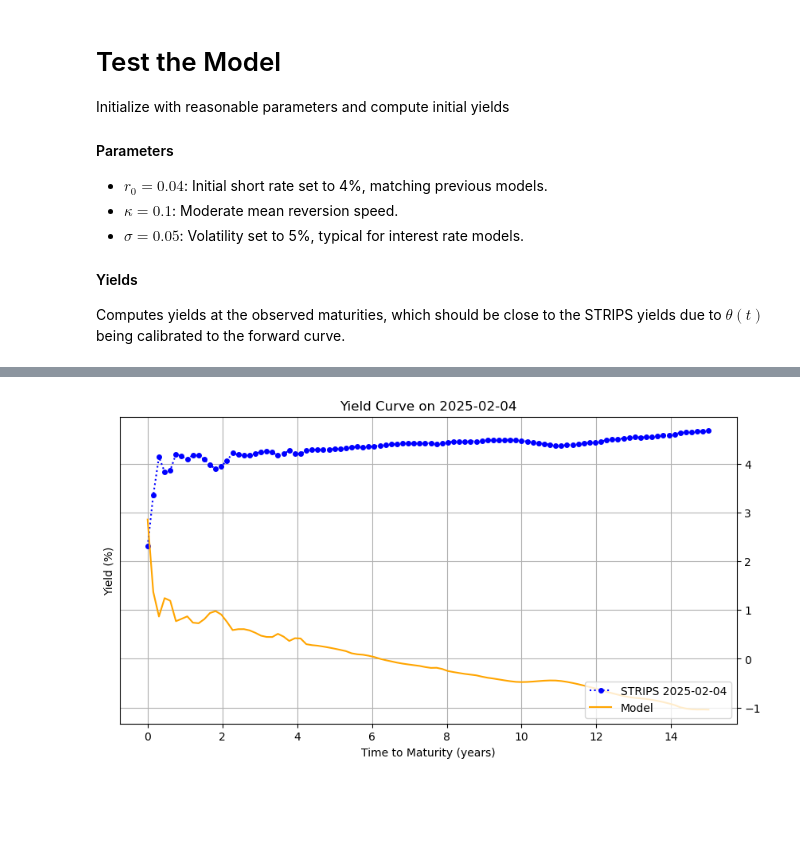
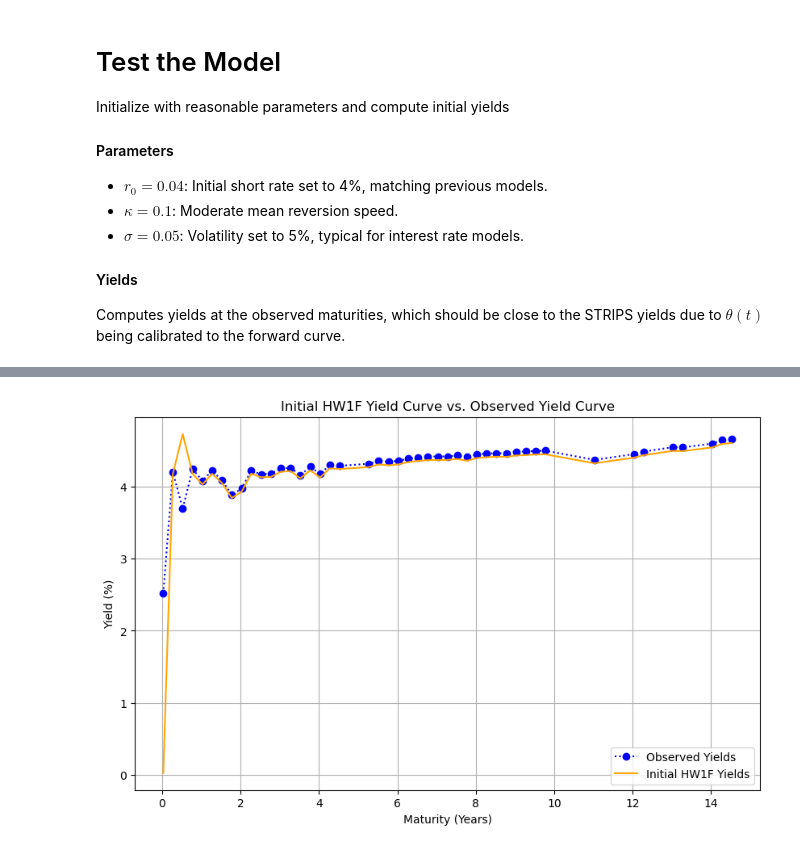
Before and after one commit to divija-rao/FixedIncome, a Jupyter notebook: Hull-White Model.ipynb, the cells around one changed output, grey strips where cells are left out. Saved outputs shown, nothing was run; the diff lists cells and outputs as text; code cells hidden in the pictures; blank space fills up the shorter version.

Commit message:
1F and 2F Hull-White Model

```diff
--- a/Hull-White Model.ipynb
+++ b/Hull-White Model.ipynb
@@ -252,0 +199,12 @@ A(0,0.5257): 1.0078775485108271
+# %%
+# Test the Model
+# Initial parameters: a (mean-reversion speed), sigma (volatility), r0 (initial short rate)
+initial_r0 = yields[0] / 100  # Use the shortest maturity yield (~5%)
+initial_params = [0.1, 0.01, initial_r0]  # a=0.1, sigma=1%, r0=observed short rate
+hw1f = One_Factor_Model(maturities, *initial_params)
+
+# Test bond prices and yields
+test_prices = np.array([hw1f.zero(0, tau) * face_value for tau in maturities])
+test_yields = np.array([hw1f.yield_curve(tau) for tau in maturities])
+print("Initial Model Prices:", test_prices)
+print("Initial Model Yields:", test_yields)
@@ -253,26 +225,16 @@ A(0,0.5257): 1.0078775485108271
 # %%
 from matplotlib import pyplot as plt
-# %%
-#Plot Initial Fit
-def plot_yields(dt, obs_times, obs_yields, model, min_time=1e-4, max_time=15, num_points=100):
-    time_grid = np.linspace(min_time, max_time, num_points)
-    interp_func = interp1d(obs_times, obs_yields, kind='linear', bounds_error=False, fill_value='extrapolate')
-    strips_interp_yields = interp_func(time_grid)
-    model_yields = [model.yield_curve(t) for t in time_grid]
-
-    f = plt.figure(figsize=(10, 5))
-    ax = f.add_subplot(111)
-    ax.yaxis.tick_right()
-    plt.plot(time_grid, strips_interp_yields, label=f'STRIPS {dt}', linestyle='dotted', marker='o', color='blue', markersize=4)
-    plt.plot(time_grid, model_yields, label='Model', linestyle='solid', color='orange')
-    plt.xlabel('Time to Maturity (years)')
-    plt.ylabel('Yield (%)')
-    plt.legend(loc='lower right')
-    plt.title(f'Yield Curve on {dt}')
-    plt.grid(True)
-    plt.show()
-
-plot_yields(dt, times, yields, m)
-# %% [output]
-[figure, removed]
+# %%
+#Plot Initial Fit
+plt.figure(figsize=(10, 6))
+plt.plot(maturities, yields * 100, marker='o', linestyle='dotted', label='Observed Yields', color='blue')
+plt.plot(maturities, test_yields, linestyle='solid', label='Initial HW1F Yields', color='orange')
+plt.xlabel('Maturity (Years)')
+plt.ylabel('Yield (%)')
+plt.title('Initial HW1F Yield Curve vs. Observed Yield Curve')
+plt.legend()
+plt.grid(True)
+plt.show()
+# %% [output]
+[figure, added]
 # %%
```
Also changed, not shown: parts of 21 cells of this notebook.
